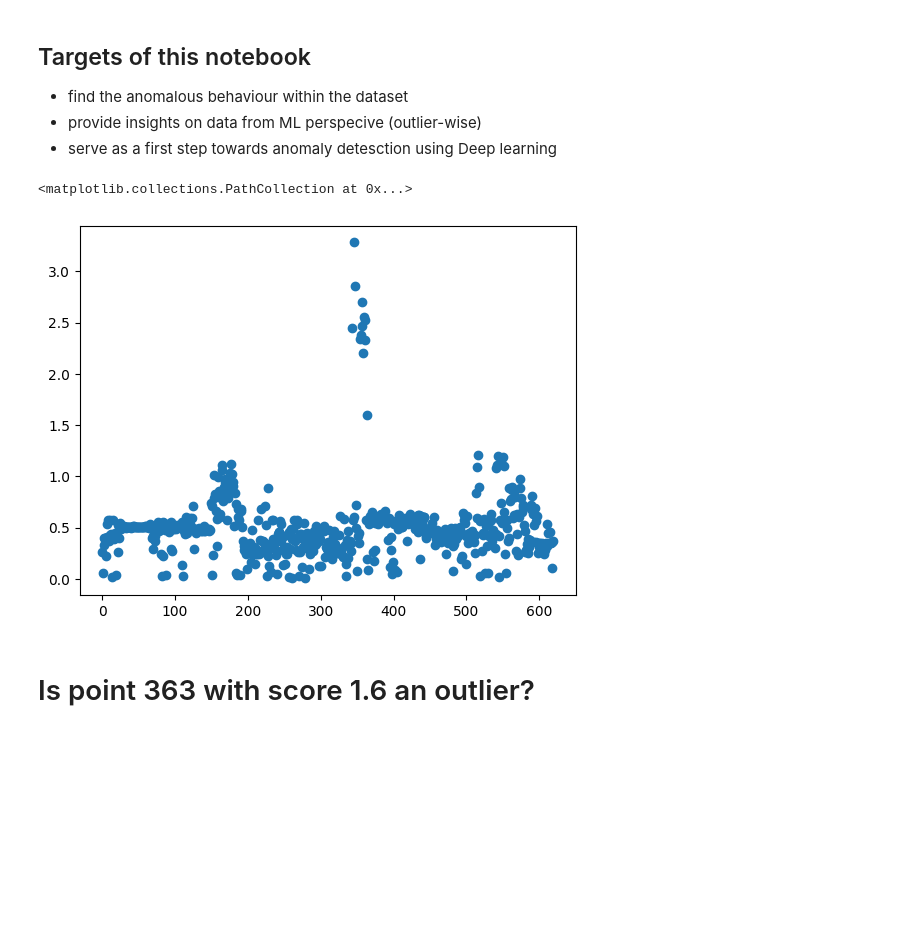
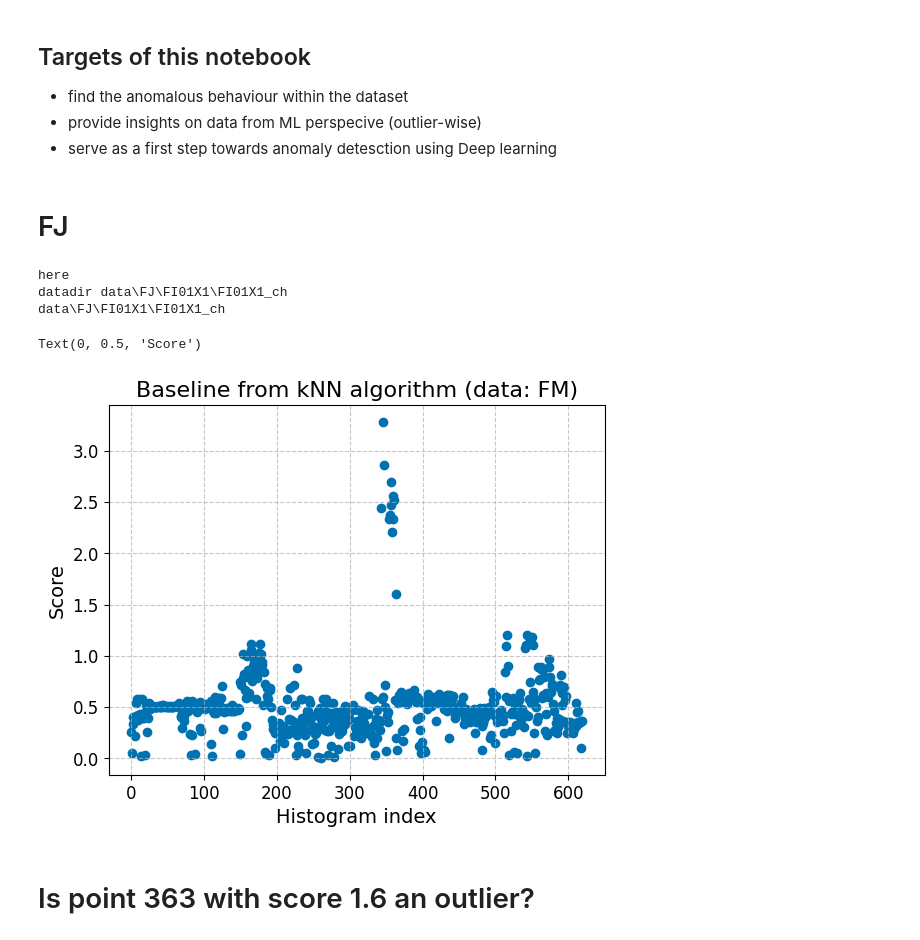
Before and after one commit to jHrdy/vyzkumak, a Jupyter notebook: benchmarks_on_datasets.ipynb, the cells around one changed output. Drawn from its saved outputs; the diff is of its cells as text; code cells hidden in the pictures; blank space fills up the shorter version.

Commit message:
benchmarks on datasets done

```diff
--- a/benchmarks_on_datasets.ipynb
+++ b/benchmarks_on_datasets.ipynb
@@ -10,4 +12,9 @@ import matplotlib.pyplot as plt
+# %% [markdown]
+# FJ
 # %%
-from src.load_sam_data import load_dataset
-dataset = load_dataset("data\\FJ\\FI01X1\\FI01X1_ch")
+dataset = load_dataset("FJ")
+# %% [output]
+here
+datadir data\FJ\FI01X1\FI01X1_ch
+data\FJ\FI01X1\FI01X1_ch
 # %%
@@ -31,10 +37,14 @@ avg_distances = [np.mean(dist) for dist in neighborhood]
 mean = np.mean(avg_distances)
 deviations = [abs(d-mean) for d in avg_distances]
 # %%
+apply_global_style()
+plt.title("Baseline from kNN algorithm (data: FM)")
+plt.xlabel("Histogram index")
+plt.ylabel("Score")
 plt.scatter(range(len(deviations)), deviations)
 # %% [output]
-<matplotlib.collections.PathCollection at 0x...>
+Text(0, 0.5, 'Score')
-[figure, old version]
+[figure, new version]
 # %% [markdown]
 # Is point 363 with score 1.6 an outlier?
 # %%
```
Also changed, not shown: parts of 31 cells of this notebook, 4 other files.
